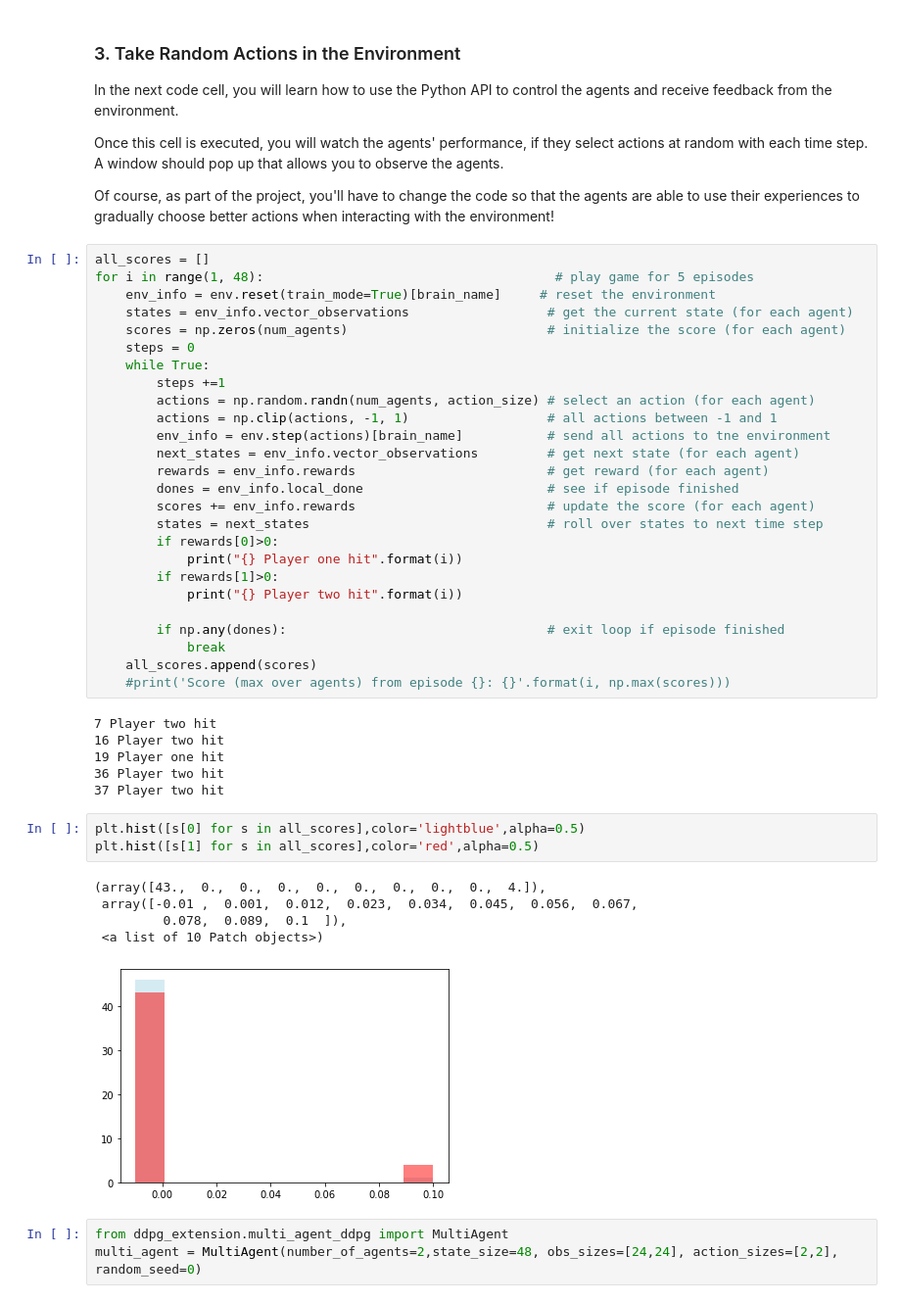
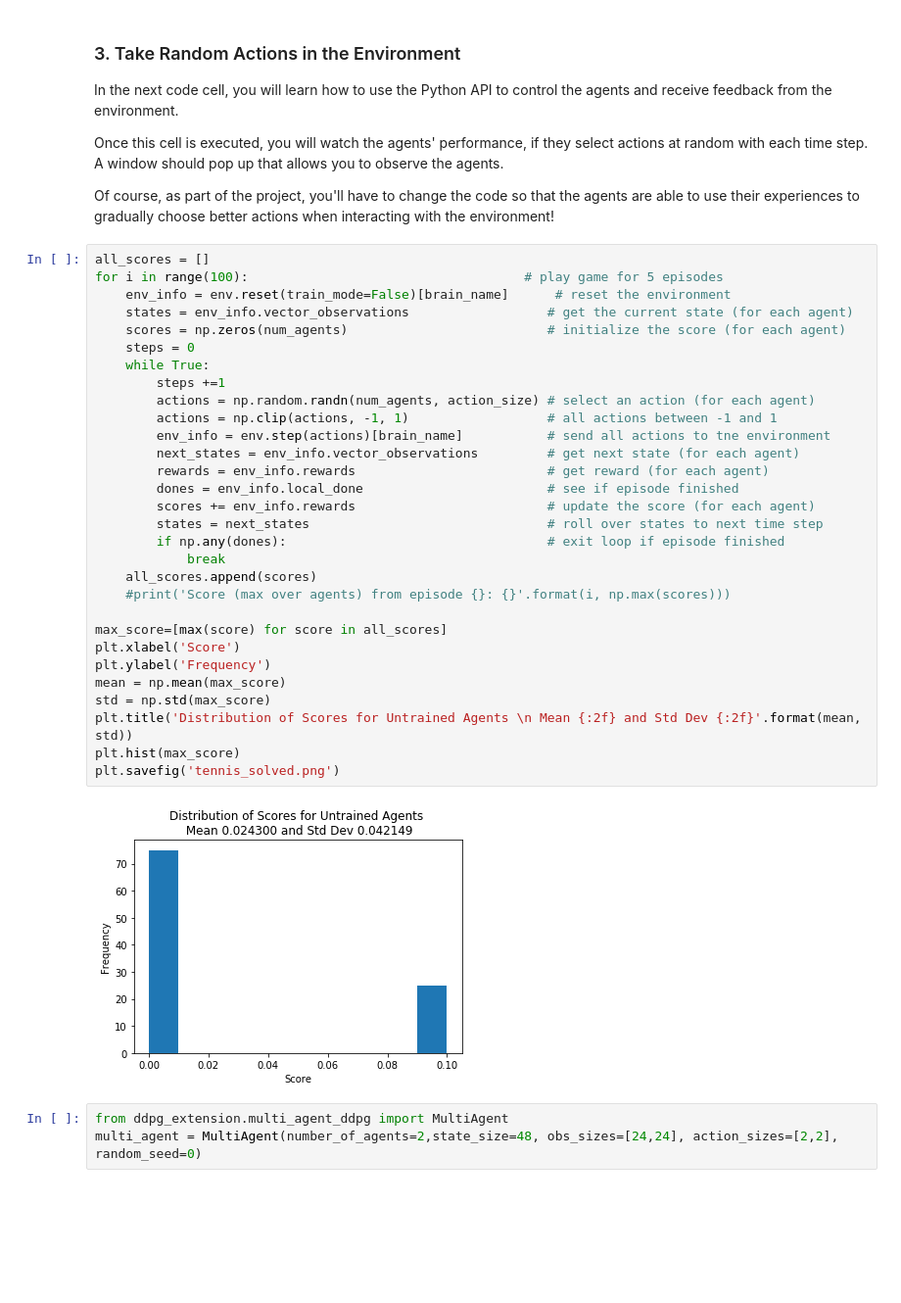
Before and after one commit to fgeiss/udacity_drlnp_collab_and_competition, a Jupyter notebook: Tennis.ipynb, the cells around one changed output. Shown at 98% size. Saved outputs shown, nothing was run; the diff lists cells and outputs as text; blank space fills up the shorter version.

```diff
--- a/Tennis.ipynb
+++ b/Tennis.ipynb
@@ -101,45 +101,36 @@ Once this cell is executed, you will watch the agents' performance, if they sele
 Of course, as part of the project, you'll have to change the code so that the agents are able to use their experiences to gradually choose better actions when interacting with the environment!
 # %%
 all_scores = []
-for i in range(1, 48):                                      # play game for 5 episodes
-    env_info = env.reset(train_mode=True)[brain_name]     # reset the environment
+for i in range(100):                                    # play game for 5 episodes
+    env_info = env.reset(train_mode=False)[brain_name]      # reset the environment
     states = env_info.vector_observations                  # get the current state (for each agent)
     scores = np.zeros(num_agents)                          # initialize the score (for each agent)
     steps = 0
     while True:
         steps +=1
         actions = np.random.randn(num_agents, action_size) # select an action (for each agent)
         actions = np.clip(actions, -1, 1)                  # all actions between -1 and 1
         env_info = env.step(actions)[brain_name]           # send all actions to tne environment
         next_states = env_info.vector_observations         # get next state (for each agent)
         rewards = env_info.rewards                         # get reward (for each agent)
         dones = env_info.local_done                        # see if episode finished
         scores += env_info.rewards                         # update the score (for each agent)
         states = next_states                               # roll over states to next time step
-        if rewards[0]>0:
-            print("{} Player one hit".format(i))
-        if rewards[1]>0:
-            print("{} Player two hit".format(i))
-
         if np.any(dones):                                  # exit loop if episode finished
             break
     all_scores.append(scores)
     #print('Score (max over agents) from episode {}: {}'.format(i, np.max(scores)))
+
+max_score=[max(score) for score in all_scores]
+plt.xlabel('Score')
+plt.ylabel('Frequency')
+mean = np.mean(max_score)
+std = np.std(max_score)
+plt.title('Distribution of Scores for Untrained Agents \n Mean {:2f} and Std Dev {:2f}'.format(mean, std))
+plt.hist(max_score)
+plt.savefig('tennis_solved.png')
 # %% [output]
-7 Player two hit
-16 Player two hit
-19 Player one hit
-36 Player two hit
-37 Player two hit
+[figure, added]
-# %%
-plt.hist([s[0] for s in all_scores],color='lightblue',alpha=0.5)
-plt.hist([s[1] for s in all_scores],color='red',alpha=0.5)
-# %% [output]
-(array([43.,  0.,  0.,  0.,  0.,  0.,  0.,  0.,  0.,  4.]),
- array([-0.01 ,  0.001,  0.012,  0.023,  0.034,  0.045,  0.056,  0.067,
-         0.078,  0.089,  0.1  ]),
- <a list of 10 Patch objects>)
-[figure, removed]
 # %%
 from ddpg_extension.multi_agent_ddpg import MultiAgent
 multi_agent = MultiAgent(number_of_agents=2,state_size=48, obs_sizes=[24,24], action_sizes=[2,2], random_seed=0)
```
Also changed, not shown: parts of 18 cells of this notebook.
